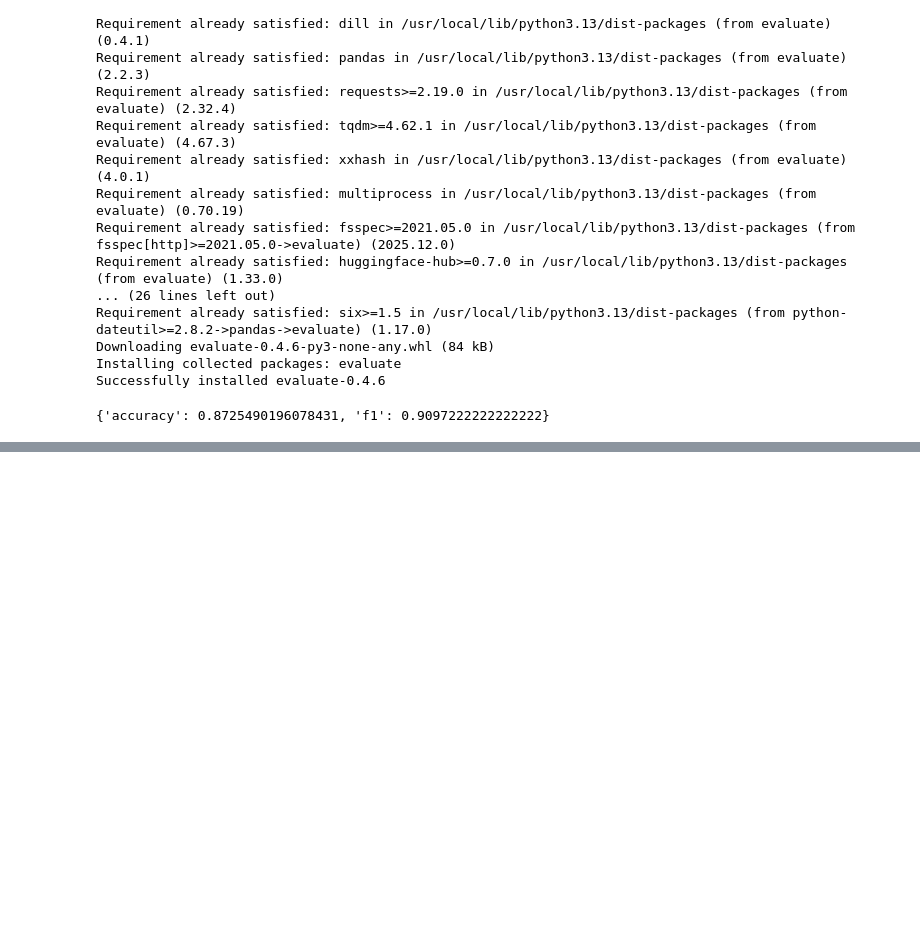
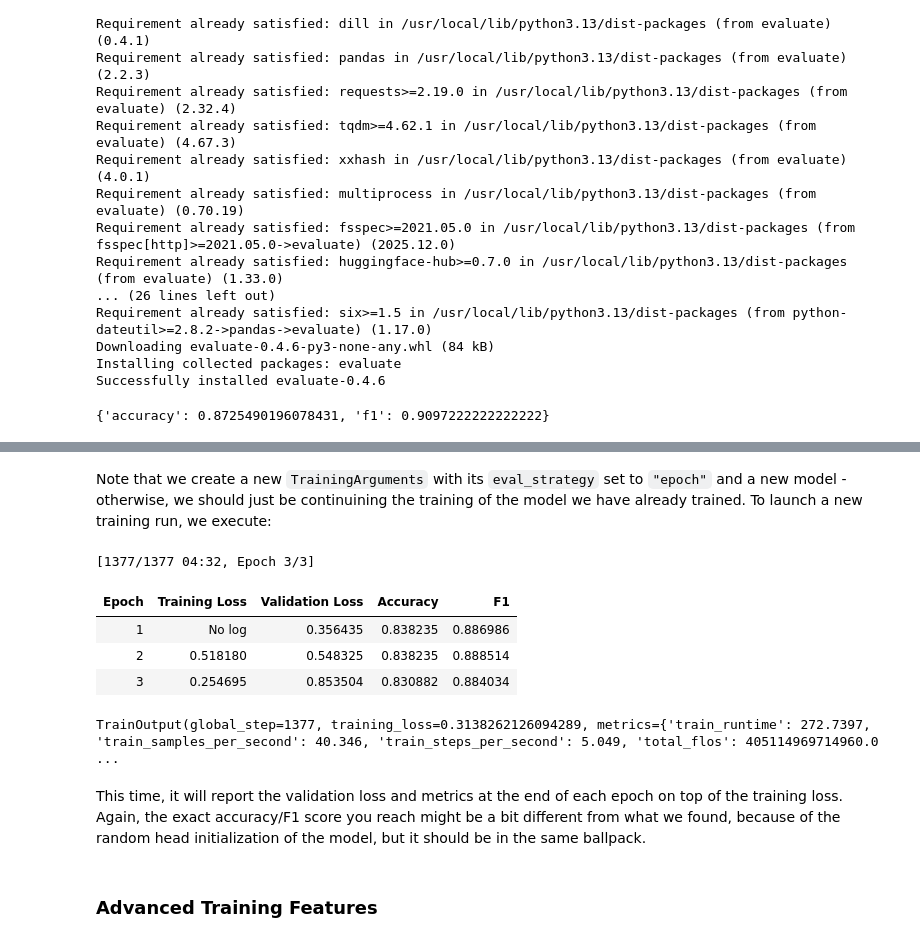
Before and after one commit to JoseAlberto88/Hugging-Face-LLM-Course, a Jupyter notebook: Fine_Tuning_A_Pretained_Model_.ipynb, the cells around one changed output, grey strips where cells are left out. Cells and saved outputs as stored; diff of their text form; code cells hidden in the pictures; blank space fills up the shorter version.

```diff
--- a/Fine_Tuning_A_Pretained_Model_.ipynb
+++ b/Fine_Tuning_A_Pretained_Model_.ipynb
@@ -447,0 +450,6 @@ The
+# %%
+def compute_metrics(eval_preds):
+  metric = evaluate.load("glue", "mrpc")
+  logits, labels = eval_preds
+  predictions = np.argmax(logits, axis=-1)
+  return metric.compute(predictions=predictions, references=labels)
@@ -447,0 +458,13 @@ The
+# %%
+training_args = TrainingArguments("test-trainer", eval_strategy="epoch")
+model = AutoModelForSequenceClassification.from_pretrained(checkpoint, num_labels=2)
+
+trainer = Trainer(
+    model,
+    training_args,
+    train_dataset = tokenized_datasets["train"],
+    eval_dataset = tokenized_datasets["validation"],
+    data_collator=data_collator,
+    processing_class=tokenizer,
+    compute_metrics=compute_metrics,
+)
@@ -447,0 +488,15 @@ The
+# %% [markdown]
+Note that we create a new `TrainingArguments` with its `eval_strategy` set to `"epoch"` and a new model -otherwise, we should just be continuining the training of the model we have already trained. To launch a new training run, we execute:
+# %%
+trainer.train()
+# %% [output]
+[1377/1377 04:32, Epoch 3/3]
+| Epoch | Training Loss | Validation Loss | Accuracy | F1 |
+| 1 | No log | 0.356435 | 0.838235 | 0.886986 |
+| 2 | 0.518180 | 0.548325 | 0.838235 | 0.888514 |
+| 3 | 0.254695 | 0.853504 | 0.830882 | 0.884034 |
+TrainOutput(global_step=1377, training_loss=0.3138262126094289, metrics={'train_runtime': 272.7397, 'train_samples_per_second': 40.346, 'train_steps_per_second': 5.049, 'total_flos': 405114969714960.0 ...
+# %% [markdown]
+This time, it will report the validation loss and metrics at the end of each epoch on top of the training loss. Again, the exact accuracy/F1 score you reach might be a bit different from what we found, because of the random head initialization of the model, but it should be in the same ballpack.
+# %% [markdown]
+### Advanced Training Features
```
Also changed, not shown: parts of 4 cells of this notebook.
